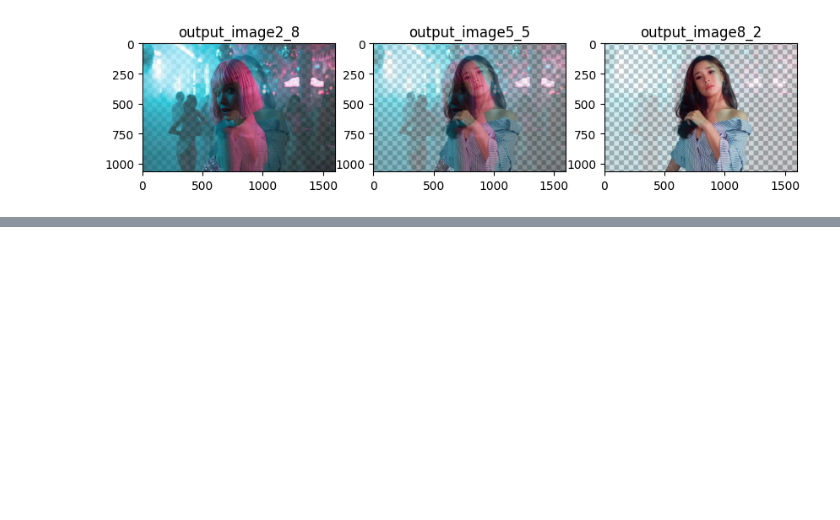
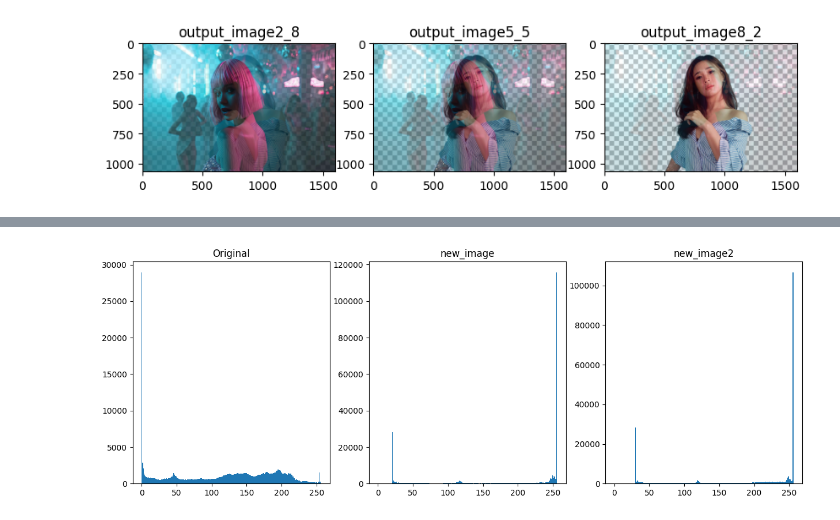
Before and after one commit to ayzrixsiev/Deep-Image-Processing-Lab, a Jupyter notebook: CAU | Week 3/Lab-2.ipynb, the cells around one changed output, grey strips where cells are left out. Saved outputs shown, nothing was run; the diff lists cells and outputs as text; code cells hidden in the pictures; blank space fills up the shorter version.

```diff
--- a/CAU | Week 3/Lab-2.ipynb
+++ b/CAU | Week 3/Lab-2.ipynb
@@ -143,0 +184,14 @@ plt.subplot(133);plt.imshow(output_image8_2[...,::-1]);plt.title("output_image8_
+# %%
+gray_image =  cv2.cvtColor(image, cv2.COLOR_BGR2GRAY)
+gray_new_image = cv2.cvtColor(new_image, cv2.COLOR_BGR2GRAY)
+gray_new_image2 = cv2.cvtColor(new_image2, cv2.COLOR_BGR2GRAY)
+
+plt.figure(figsize=[15,5])
+
+plt.subplot(131); plt.hist(gray_image.ravel(), 256, range=[0,256]); plt.title("Original")
+plt.subplot(132); plt.hist(gray_new_image.ravel(), 256, range=[0,256]); plt.title("new_image")
+plt.subplot(133); plt.hist(gray_new_image2.ravel(), 256, range=[0,256]); plt.title("new_image2")
+
+plt.show()
+# %% [output]
+[figure, added]
```
Also changed, not shown: parts of 2 cells of this notebook, 1 other file.
